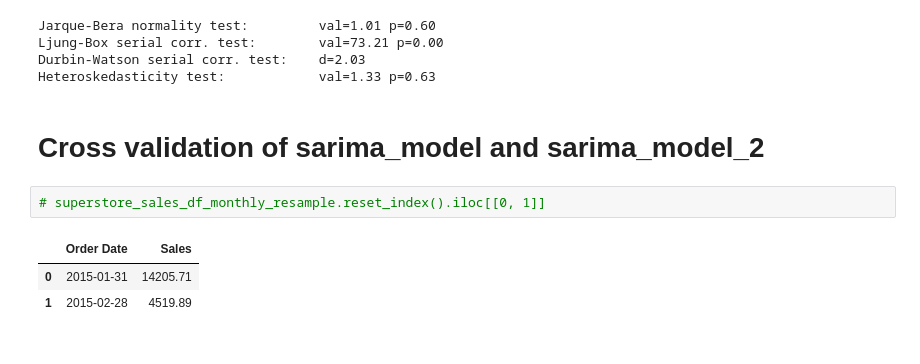
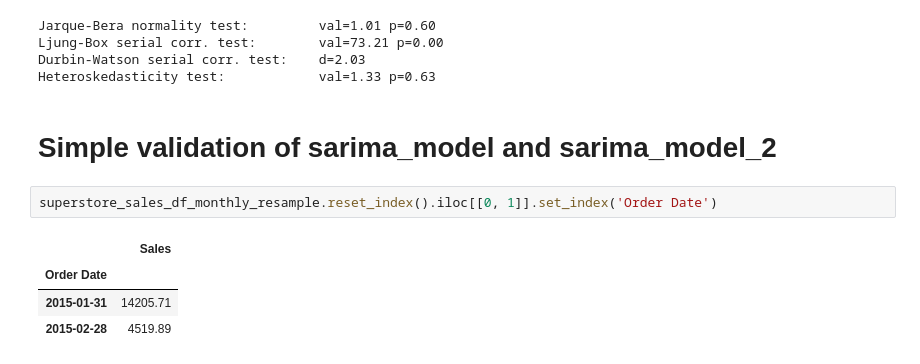
Before and after one commit to binh748/superstore-sales, a Jupyter notebook: notebooks/time_series_sales_modeling.ipynb, the cells around one changed output. Cells and saved outputs as stored; diff of their text form.

Commit message:
Finished validation/testing

```diff
--- a/notebooks/time_series_sales_modeling.ipynb
+++ b/notebooks/time_series_sales_modeling.ipynb
@@ -529,10 +533,11 @@ Ljung-Box serial corr. test:        val=73.21 p=0.00
 Durbin-Watson serial corr. test:    d=2.03
 Heteroskedasticity test:            val=1.33 p=0.63
 # %% [markdown]
-# Cross validation of sarima_model and sarima_model_2
+# Simple validation of sarima_model and sarima_model_2
 # %%
-# superstore_sales_df_monthly_resample.reset_index().iloc[[0, 1]]
+superstore_sales_df_monthly_resample.reset_index().iloc[[0, 1]].set_index('Order Date')
 # %% [output]
-|  | Order Date | Sales |
-| 0 | 2015-01-31 | 14205.71 |
-| 1 | 2015-02-28 | 4519.89 |
+|  | Sales |
+| Order Date |  |
+| 2015-01-31 | 14205.71 |
+| 2015-02-28 | 4519.89 |
```
Also changed, not shown: parts of 19 cells of this notebook.
